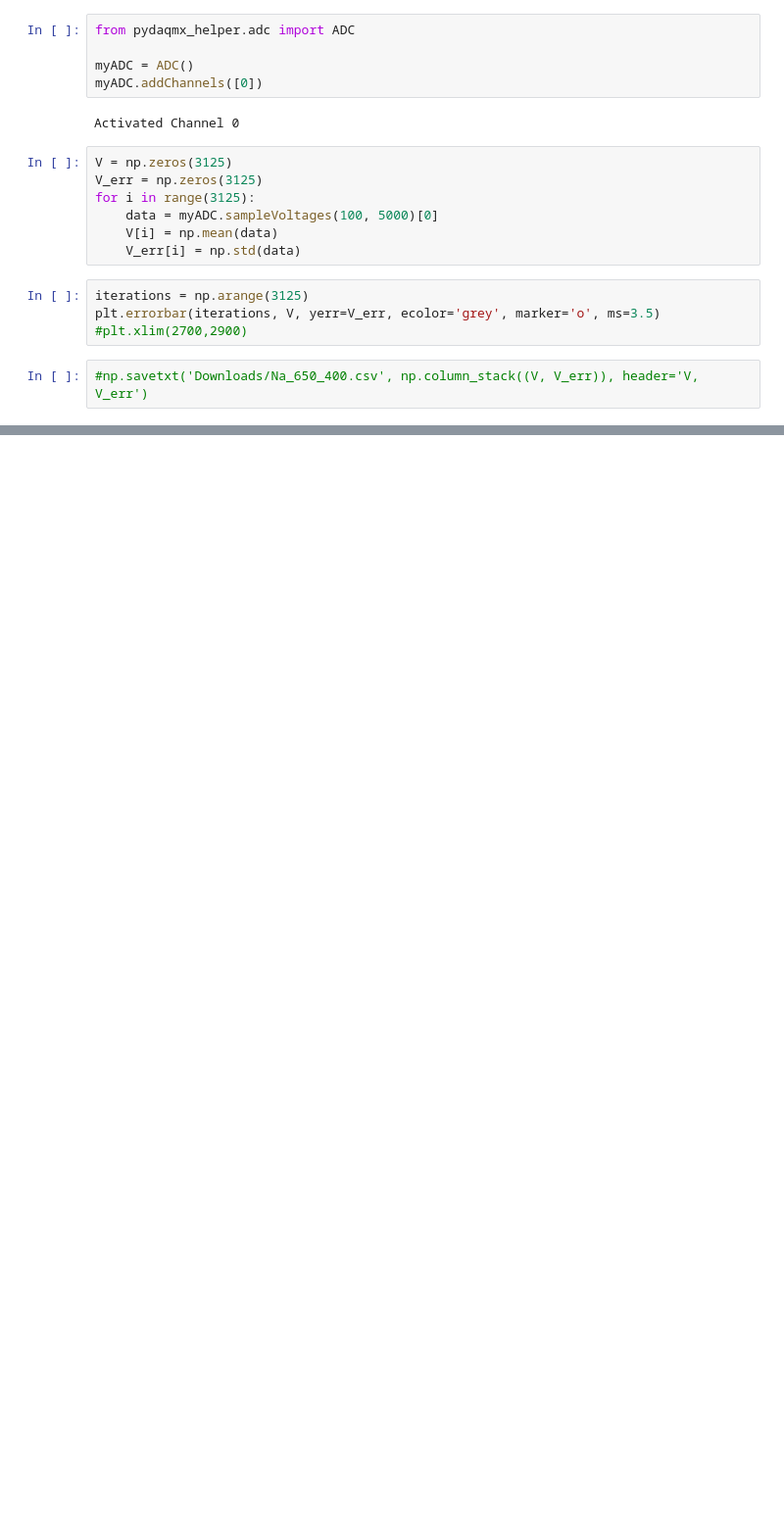
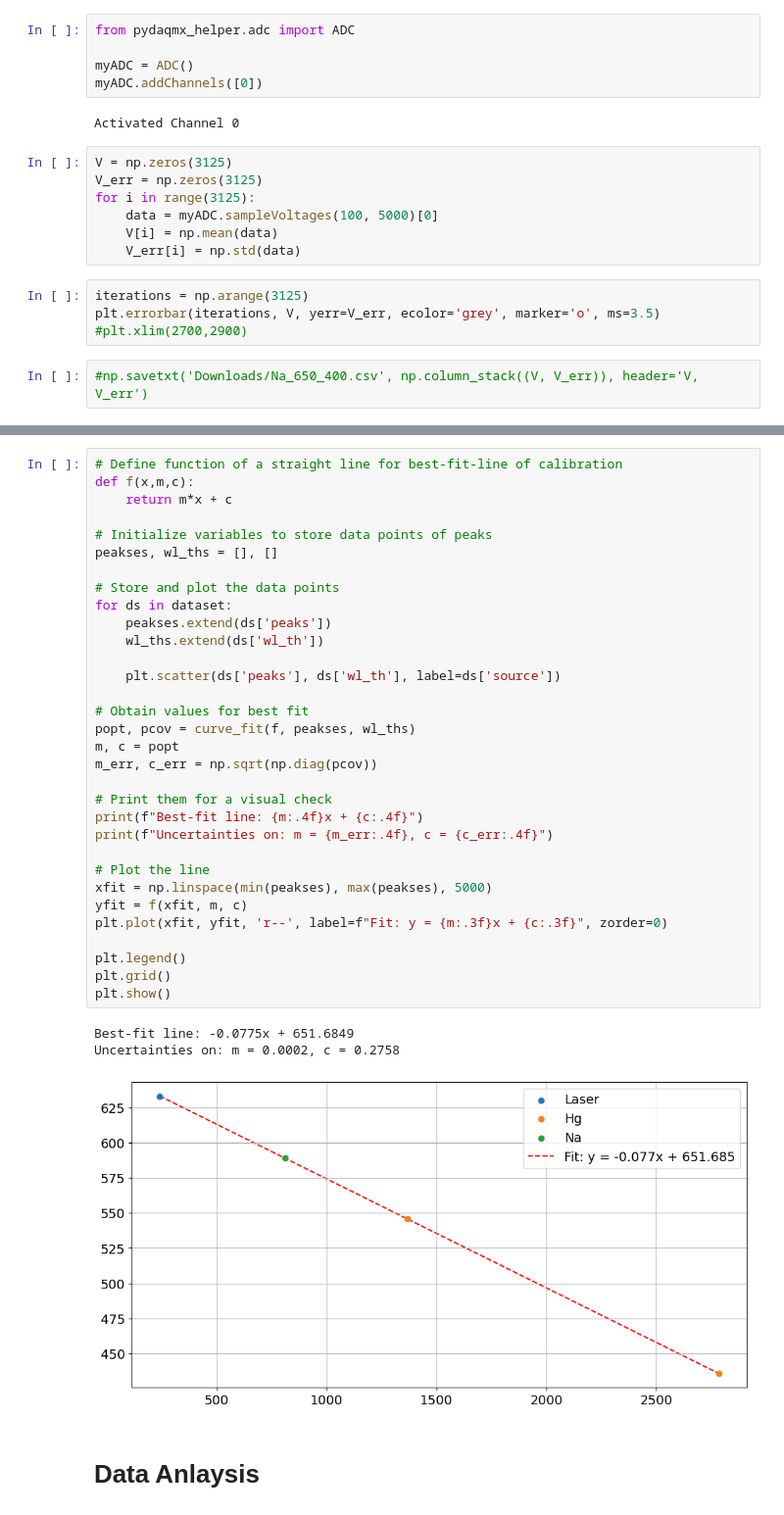
Before and after one commit to javirgv/Iodinic-Spectrometer-Experiment, a Jupyter notebook: JaviRoca_IodineSpectrometer.ipynb, the cells around one changed output, grey strips where cells are left out. Shown: that part at 98% size. Saved outputs shown, nothing was run; the diff lists cells and outputs as text; blank space fills up the shorter version.

```diff
--- a/JaviRoca_IodineSpectrometer.ipynb
+++ b/JaviRoca_IodineSpectrometer.ipynb
@@ -32 +71,39 @@ plt.errorbar(iterations, V, yerr=V_err, ecolor='grey', marker='o', ms=3.5)
+# %%
+# Define function of a straight line for best-fit-line of calibration
+def f(x,m,c):
+    return m*x + c
+
+# Initialize variables to store data points of peaks
+peakses, wl_ths = [], []
+
+# Store and plot the data points
+for ds in dataset:
+    peakses.extend(ds['peaks'])
+    wl_ths.extend(ds['wl_th'])
+
+    plt.scatter(ds['peaks'], ds['wl_th'], label=ds['source'])
+
+# Obtain values for best fit
+popt, pcov = curve_fit(f, peakses, wl_ths)
+m, c = popt
+m_err, c_err = np.sqrt(np.diag(pcov))
+
+# Print them for a visual check
+print(f"Best-fit line: {m:.4f}x + {c:.4f}")
+print(f"Uncertainties on: m = {m_err:.4f}, c = {c_err:.4f}")
+
+# Plot the line
+xfit = np.linspace(min(peakses), max(peakses), 5000)
+yfit = f(xfit, m, c)
+plt.plot(xfit, yfit, 'r--', label=f"Fit: y = {m:.3f}x + {c:.3f}", zorder=0)
+
+plt.legend()
+plt.grid()
+plt.show()
+# %% [output]
+Best-fit line: -0.0775x + 651.6849
+Uncertainties on: m = 0.0002, c = 0.2758
+[figure, added]
+# %% [markdown]
+# Data Anlaysis
 # %%
```
Also changed, not shown: parts of 6 cells of this notebook.
